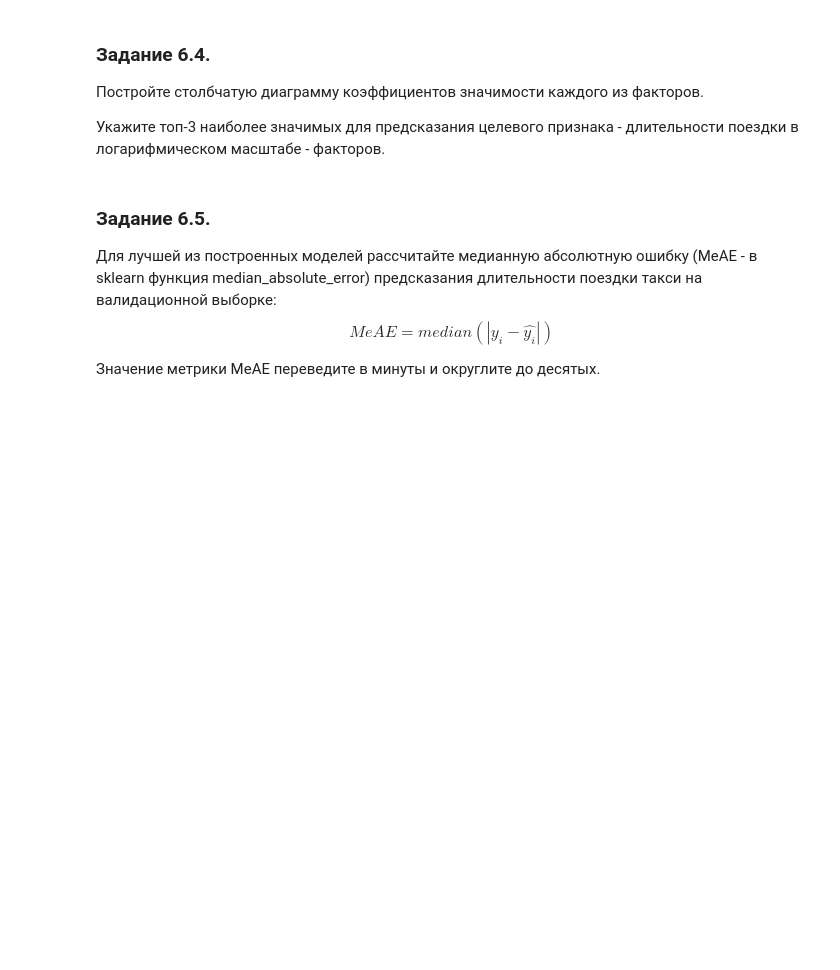
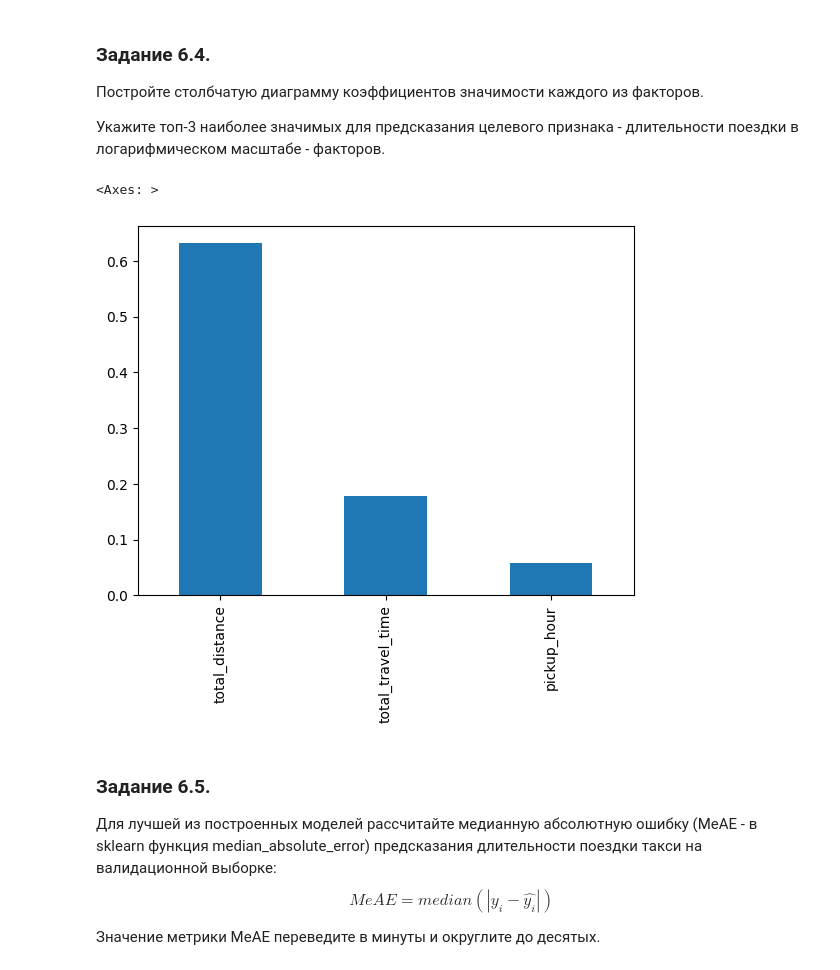
Before and after one commit to Ar1sha/sf, a Jupyter notebook: project_5/Project_5_Задача_регрессии.ipynb, the cells around one changed output. Saved outputs shown, nothing was run; the diff lists cells and outputs as text; code cells hidden in the pictures; blank space fills up the shorter version.

```diff
--- a/project_5/Project_5_Задача_регрессии.ipynb
+++ b/project_5/Project_5_Задача_регрессии.ipynb
@@ -405,4 +408,3 @@ Name: count, dtype: int64
 weather_data = pd.read_csv('./weather_data.csv')
 # %%
 weather_data = weather_data[['temperature', 'visibility', 'wind speed','precip', 'events','date','hour']]
-weather_data['date'] = pd.to_datetime(weather_data['date'])
@@ -409,13 +422,13 @@ weather_data['date'] = pd.to_datetime(weather_data['date'])
 # %%
 def add_weather_features(DataFrame, WeatherDataFrame):
-    df_weather = pd.merge(
-        df,
-        weather_data,
-        left_on=['pickup_date', 'pickup_hour'],
+    DataFrame = pd.merge(
+        DataFrame,
+        WeatherDataFrame,
+        left_on=['date', 'pickup_hour'],
         right_on=['date', 'hour'],
         how='left'
     )
-    return df_weather
+    return DataFrame
 df = add_weather_features(df, weather_data)
 # %%
 df[['temperature','visibility', 'wind speed','precip']].isna().mean()*100
@@ -1008,0 +1006,15 @@ Valid RMSLE: 0.43
+# %%
+rf = ensemble.RandomForestRegressor(n_estimators=20,
+                                    max_depth=12,
+                                    criterion='squared_error',
+                                    min_samples_split=20,
+                                    random_state=42,
+                                    n_jobs=-1)
+rf.fit(X_train, y_train_log)
+
+pred_train = np.exp(rf.predict(X_train))
+pred_valid = np.exp(rf.predict(X_valid))
+
+print(f"RMSLE train score: {np.sqrt(metrics.mean_squared_log_error(np.exp(y_train_log), pred_train)):.2f}")
+
+print(f"RMSLE valid score: {np.sqrt(metrics.mean_squared_log_error(np.exp(y_valid_log), pred_valid)):.2f}")
@@ -1020,0 +1034,12 @@ Valid RMSLE: 0.43
+# %%
+GBR = ensemble.GradientBoostingRegressor(learning_rate=0.5, n_estimators=100, max_depth=6, min_samples_split=30, random_state=42)
+GBR.fit(X_train,y_train_log)
+
+pred_train = GBR.predict(X_train)
+pred_valid = GBR.predict(X_valid)
+
+pred_train = np.exp(pred_train)
+pred_valid = np.exp(pred_valid)
+
+print(f"RMSLE train score: {round(np.sqrt(metrics.mean_squared_log_error(np.exp(y_train_log),pred_train)),2)}")
+print(f"RMSLE valid score: {round(np.sqrt(metrics.mean_squared_log_error(np.exp(y_valid_log), pred_valid)),2)}")
@@ -1036,3 +1073,13 @@ Valid RMSLE: 0.43
+# %%
+important_feature = pd.Series(
+GBR.feature_importances_,
+index=selected_features,
+).sort_values(ascending=False)
+
+important_feature.head(3).plot(kind='bar')
+# %% [output]
+<Axes: >
+[figure, added]
 # %% [markdown]
 ### Задание 6.5.
 Для лучшей из построенных моделей рассчитайте медианную абсолютную ошибку (MeAE - в sklearn функция median_absolute_error) предсказания длительности поездки такси на валидационной выборке:
```
Also changed, not shown: parts of 29 cells of this notebook, 2 other files.
